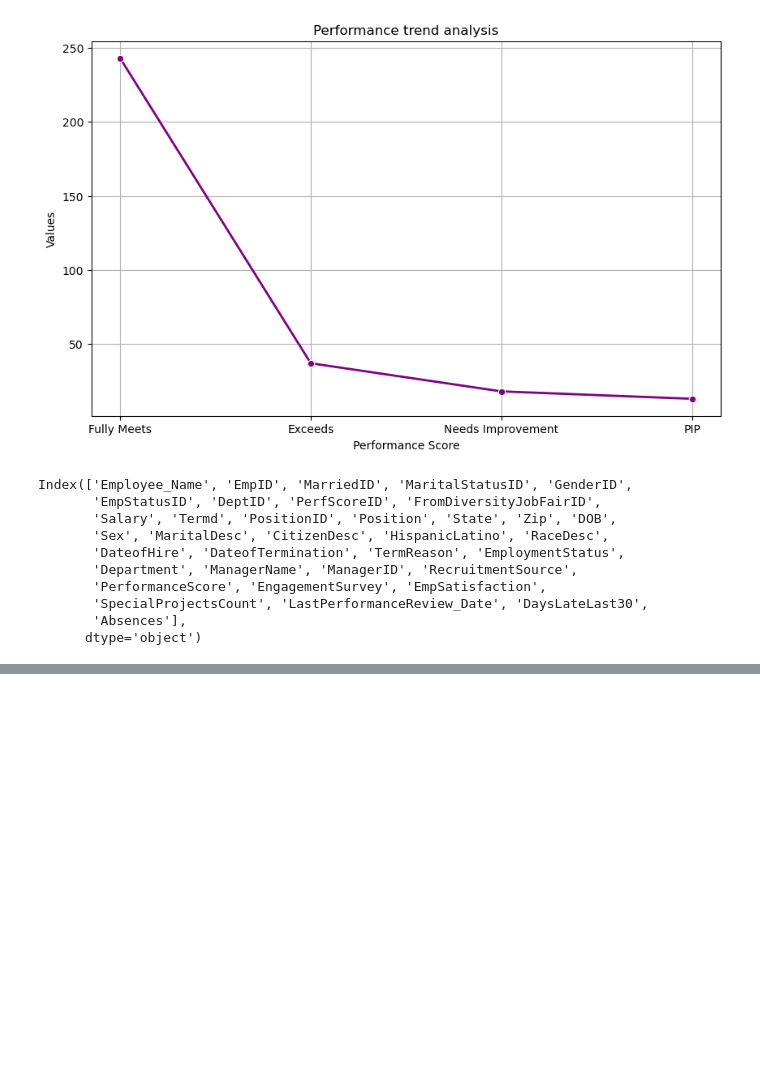
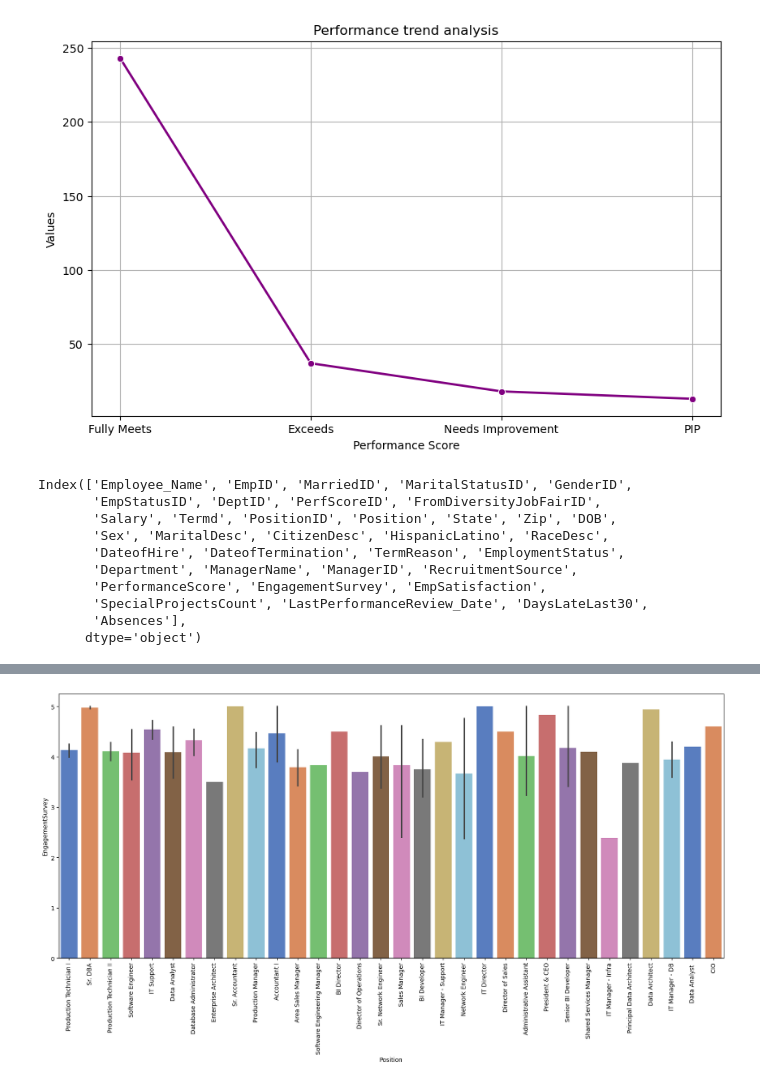
Before and after one commit to anshgupta1903/EDA, a Jupyter notebook: EDA_HRAnalytics.ipynb, the cells around one changed output, grey strips where cells are left out. Cells and saved outputs as stored; diff of their text form; code cells hidden in the pictures; blank space fills up the shorter version.

```diff
--- a/EDA_HRAnalytics.ipynb
+++ b/EDA_HRAnalytics.ipynb
@@ -469,0 +596,7 @@ Index(['Employee_Name', 'EmpID', 'MarriedID', 'MaritalStatusID', 'GenderID',
+# %%
+plt.figure(figsize = (20,8))
+sns.barplot(x = 'Position', y = 'EngagementSurvey', data = df, palette = 'muted')
+plt.xticks(rotation = 90)
+plt.show()
+# %% [output]
+[figure, added]
```
Also changed, not shown: parts of 27 cells of this notebook.
